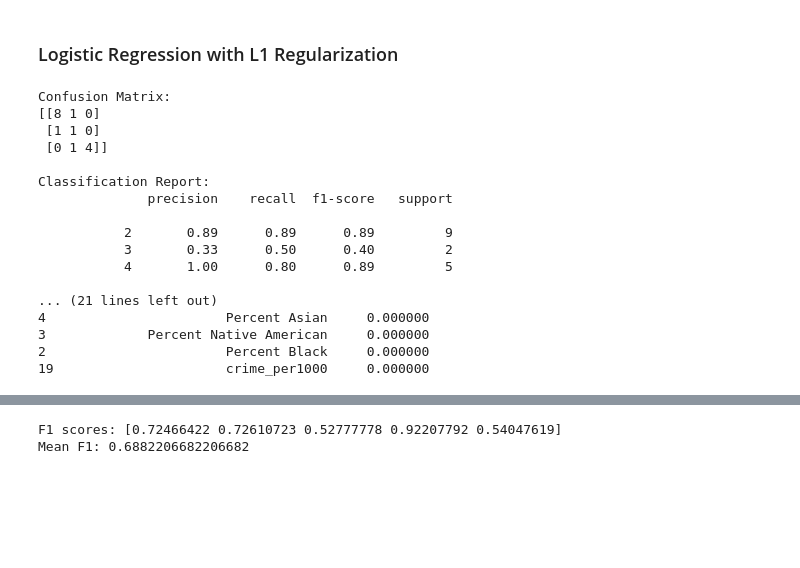
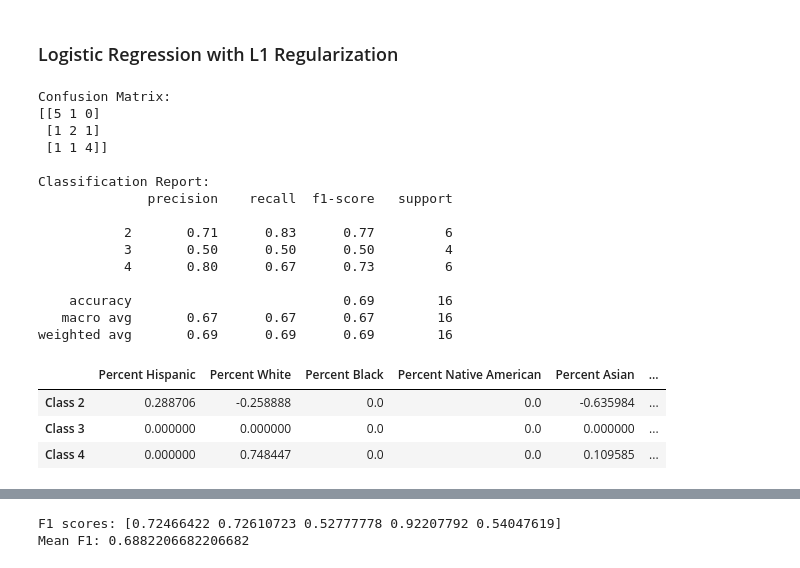
Before and after one commit to uelski/4447_Final_Project, a Jupyter notebook: src/models/equity_classification.ipynb, the cells around one changed output, grey strips where cells are left out. Drawn from its saved outputs; the diff is of its cells as text; code cells hidden in the pictures; blank space fills up the shorter version.

```diff
--- a/src/models/equity_classification.ipynb
+++ b/src/models/equity_classification.ipynb
@@ -101,28 +153,32 @@ print(confusion_matrix(y_test, y_pred))
 
 print("\nClassification Report:")
 print(classification_report(y_test, y_pred, zero_division=0))
-
-# coefficients
-coef_df = pd.DataFrame({
-    'feature': X.columns,
-    'coefficient': lasso.coef_[0]
-})
-print(coef_df.sort_values(by='coefficient', key=abs, ascending=False))
 # %% [output]
 Confusion Matrix:
-[[8 1 0]
- [1 1 0]
- [0 1 4]]
+[[5 1 0]
+ [1 2 1]
+ [1 1 4]]
 
 Classification Report:
               precision    recall  f1-score   support
 
-           2       0.89      0.89      0.89         9
-           3       0.33      0.50      0.40         2
-           4       1.00      0.80      0.89         5
+           2       0.71      0.83      0.77         6
+           3       0.50      0.50      0.50         4
+           4       0.80      0.67      0.73         6
 
-... (21 lines left out)
-4                       Percent Asian     0.000000
-3             Percent Native American     0.000000
-2                       Percent Black     0.000000
-19                      crime_per1000     0.000000
+    accuracy                           0.69        16
+   macro avg       0.67      0.67      0.67        16
+weighted avg       0.69      0.69      0.69        16
+# %%
+# coefficients
+coef_df = pd.DataFrame(
+    lasso.coef_,
+    columns=X.columns,
+    index=[f"Class {tier}" for tier in lasso.classes_]
+)
+coef_df
+# %% [output]
+|  | Percent Hispanic | Percent White | Percent Black | Percent Native American | Percent Asian | ... |
+| Class 2 | 0.288706 | -0.258888 | 0.0 | 0.0 | -0.635984 | ... |
+| Class 3 | 0.000000 | 0.000000 | 0.0 | 0.0 | 0.000000 | ... |
+| Class 4 | 0.000000 | 0.748447 | 0.0 | 0.0 | 0.109585 | ... |
```
Also changed, not shown: parts of 29 cells of this notebook, 2 other files.
